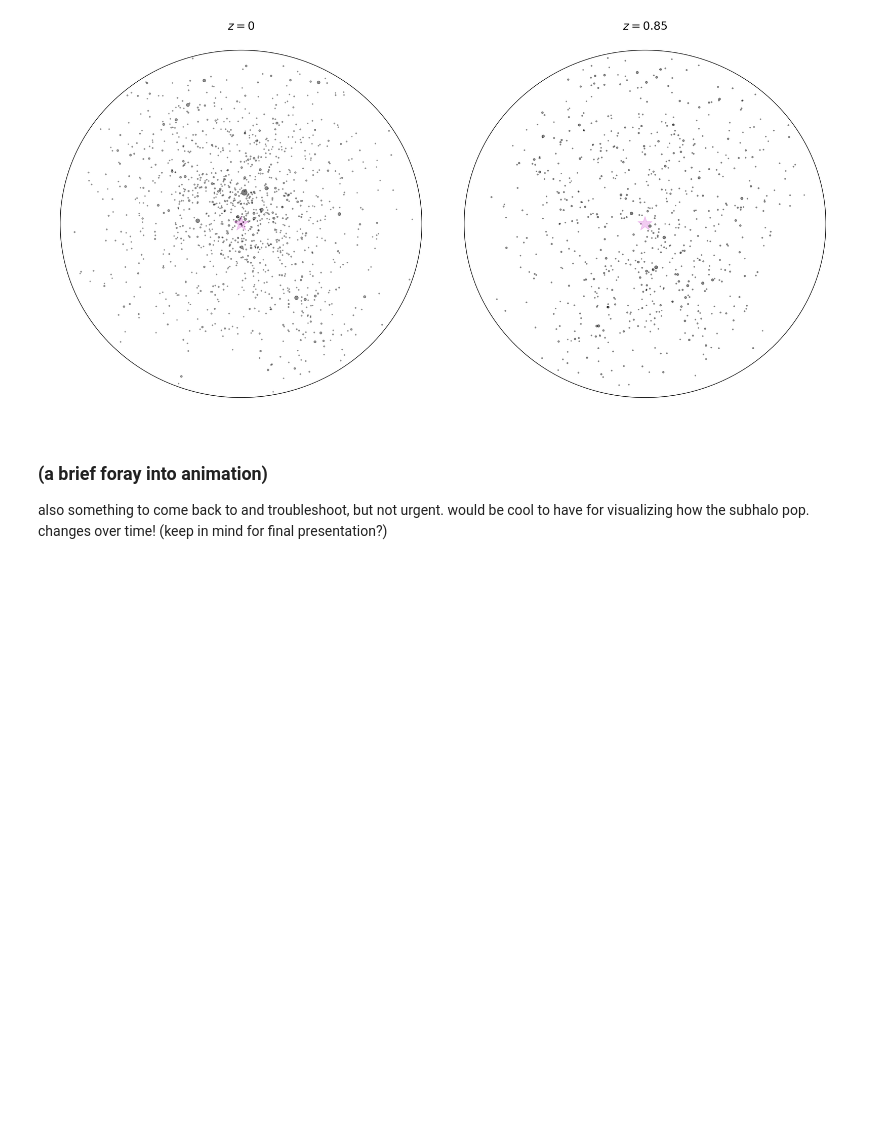
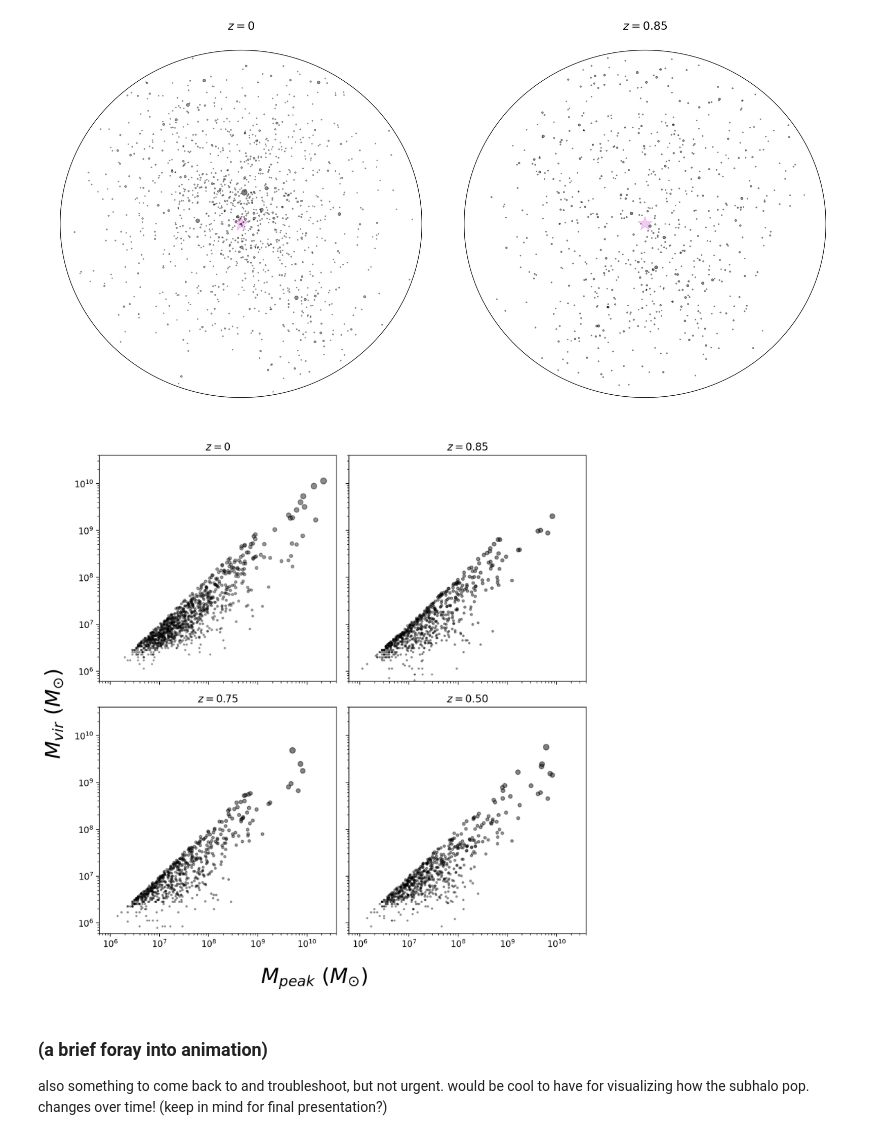
Before and after one commit to theotherlogan/nsbp-2023, a Jupyter notebook: notebooks/w3_work.ipynb, the cells around one changed output. Drawn from its saved outputs; the diff is of its cells as text; code cells hidden in the pictures; blank space fills up the shorter version.

Commit message:
more scatter updates

```diff
--- a/notebooks/w3_work.ipynb
+++ b/notebooks/w3_work.ipynb
@@ -149,6 +149,57 @@ plt.tight_layout()
 plt.show()
 # %% [output]
 [figure]
+# %%
+halos_75, subhalos_75, host_ind_75 = cdm.get_z(0.75, True)
+halos_50, subhalos_50, host_ind_50 = cdm.get_z(0.50, True)
+
+fig, ax = plt.subplots(2, 2, figsize=(9, 9))
+
+ax[0][0].scatter(subhalos['Mpeak'], subhalos['Mvir'], s=subhalos['Rvir'],
+            alpha=0.5*np.log10(subhalos['Mvir'])/np.max(np.log10(subhalos['Mvir'])),c='k')
+ax[0][0].set_xscale('log')
+ax[0][0].set_yscale('log')
+ax[0][0].set_xlim(6e5,4e10)
+ax[0][0].set_ylim(6e5, 4e10)
+ax[0][0].set_title(r'$z = 0$')
+ax[0][0].set_xticklabels([])
+
+
+ax[1][0].scatter(subhalos_75['Mpeak'], subhalos_75['Mvir'], s=subhalos_75['Rvir'],
+            alpha=0.5*np.log10(subhalos_75['Mvir'])/np.max(np.log10(subhalos_75['Mvir'])),c='k')
+ax[1][0].set_xscale('log')
+ax[1][0].set_yscale('log')
+ax[1][0].set_xlim(6e5,4e10)
+ax[1][0].set_ylim(6e5, 4e10)
+ax[1][0].set_title(r'$z = 0.75$')
+
+ax[0][1].scatter(subhalos_85['Mpeak'], subhalos_85['Mvir'], s=subhalos_85['Rvir'],
+            alpha=0.5*np.log10(subhalos_85['Mvir'])/np.max(np.log10(subhalos_85['Mvir'])),c='k')
+ax[0][1].set_xscale('log')
+ax[0][1].set_yscale('log')
+ax[0][1].set_xlim(6e5,4e10)
+ax[0][1].set_ylim(6e5, 4e10)
+ax[0][1].set_title(r'$z = 0.85$')
+ax[0][1].set_xticklabels([])
+ax[0][1].set_yticklabels([])
+
+ax[1][1].scatter(subhalos_50['Mpeak'], subhalos_50['Mvir'], s=subhalos_50['Rvir'],
+            alpha=0.5*np.log10(subhalos_50['Mvir'])/np.max(np.log10(subhalos_50['Mvir'])),c='k')
+ax[1][1].set_xscale('log')
+ax[1][1].set_yscale('log')
+ax[1][1].set_xlim(6e5,4e10)
+ax[1][1].set_ylim(6e5, 4e10)
+ax[1][1].set_title(r'$z = 0.50$')
+ax[1][1].set_yticklabels([])
+
+fig.supylabel(r'$M_{vir}$ $(M_{\odot})$', fontsize=24)
+fig.supxlabel(r'$M_{peak}$ $(M_{\odot})$', fontsize=24)
+plt.subplots_adjust(wspace=None, hspace=None)
+
+plt.tight_layout()
+plt.show()
+# %% [output]
+[figure, added]
 # %% [markdown]
 ### (a brief foray into animation)
 also something to come back to and troubleshoot, but not urgent. would be cool to have for visualizing how the subhalo pop. changes over time!
```
